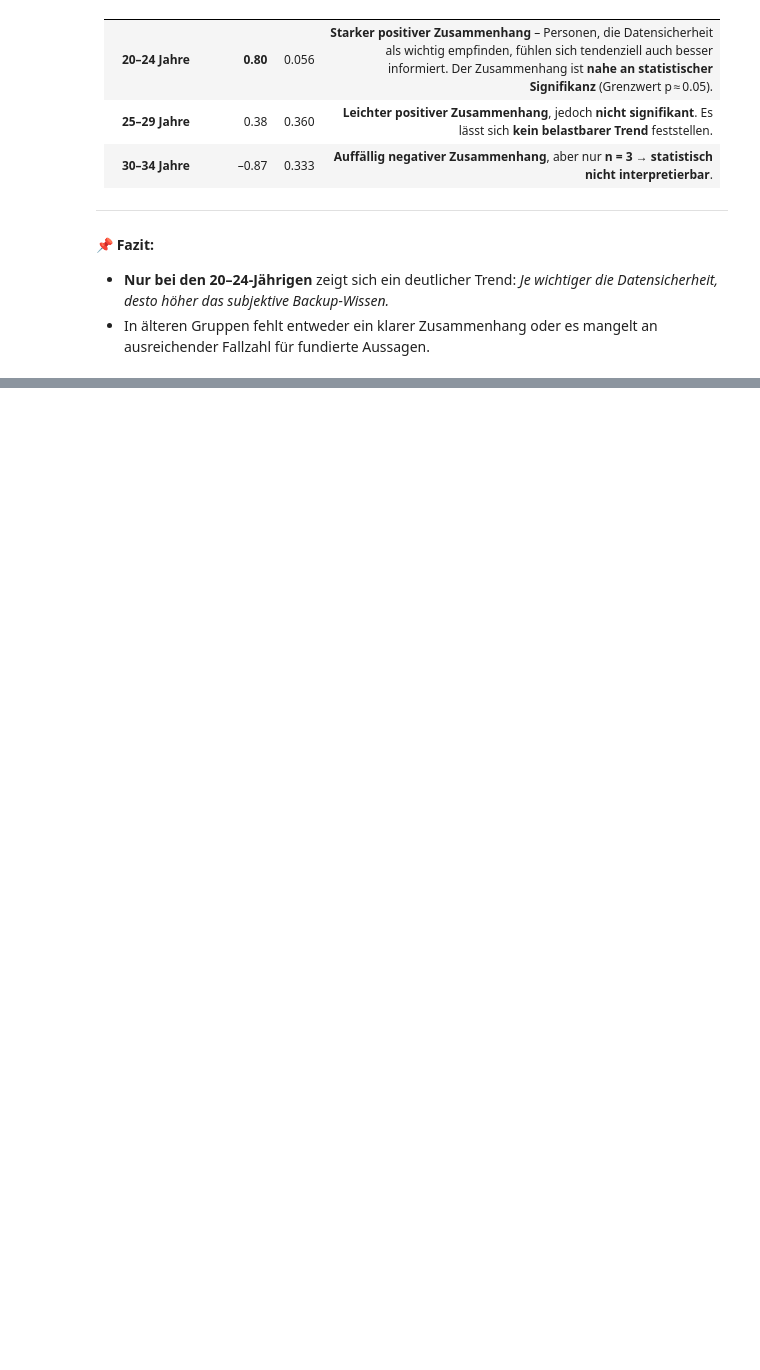
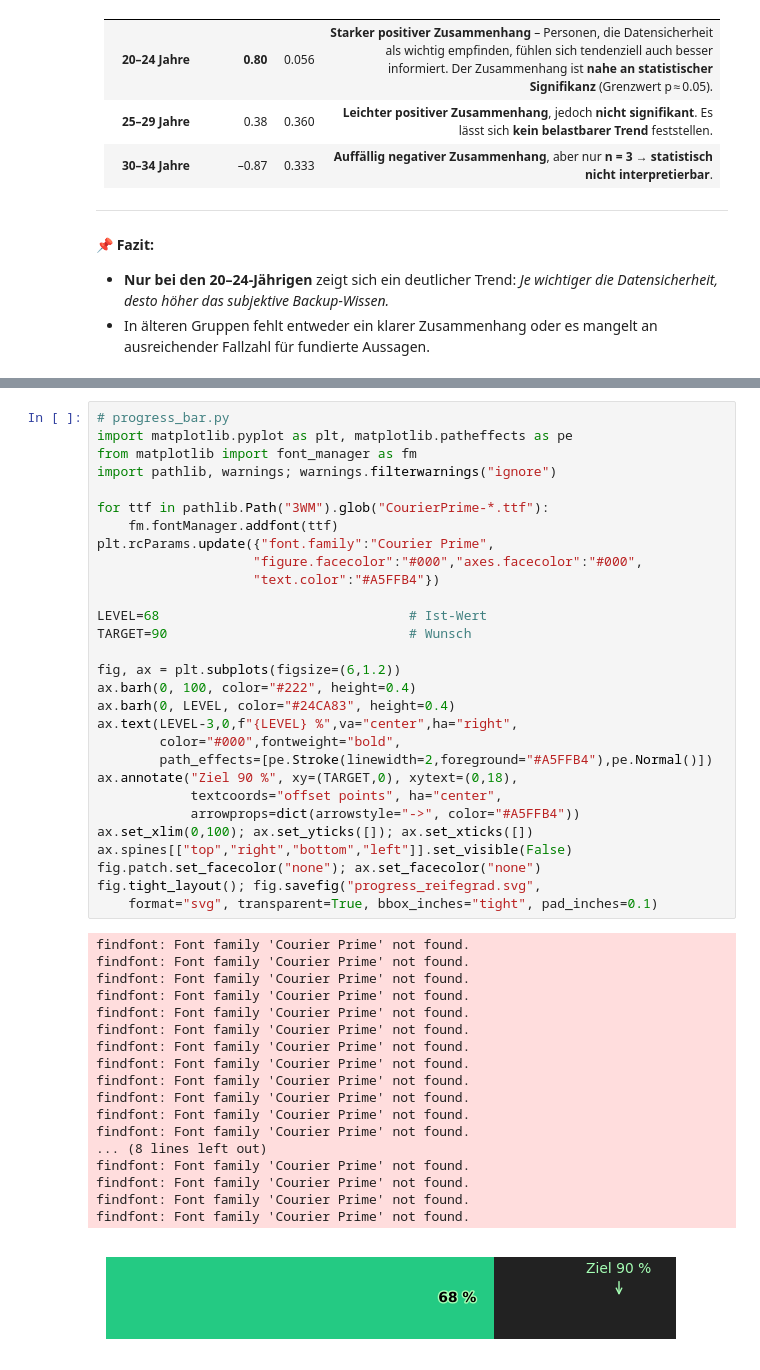
Before and after one commit to lo-zi/data_analytics, a Jupyter notebook: 3WM/backup_survey_analysis.ipynb, the cells around one changed output, grey strips where cells are left out. Saved outputs shown, nothing was run; the diff lists cells and outputs as text; blank space fills up the shorter version.

```diff
--- a/3WM/backup_survey_analysis.ipynb
+++ b/3WM/backup_survey_analysis.ipynb
@@ -900,0 +1746,48 @@ Untersucht wurde, ob es innerhalb verschiedener Altersgruppen einen Zusammenhang
+# %%
+# progress_bar.py
+import matplotlib.pyplot as plt, matplotlib.patheffects as pe
+from matplotlib import font_manager as fm
+import pathlib, warnings; warnings.filterwarnings("ignore")
+
+for ttf in pathlib.Path("3WM").glob("CourierPrime-*.ttf"):
+    fm.fontManager.addfont(ttf)
+plt.rcParams.update({"font.family":"Courier Prime",
+                    "figure.facecolor":"#000","axes.facecolor":"#000",
+                    "text.color":"#A5FFB4"})
+
+LEVEL=68                                # Ist-Wert
+TARGET=90                               # Wunsch
+
+fig, ax = plt.subplots(figsize=(6,1.2))
+ax.barh(0, 100, color="#222", height=0.4)
+ax.barh(0, LEVEL, color="#24CA83", height=0.4)
+ax.text(LEVEL-3,0,f"{LEVEL} %",va="center",ha="right",
+        color="#000",fontweight="bold",
+        path_effects=[pe.Stroke(linewidth=2,foreground="#A5FFB4"),pe.Normal()])
+ax.annotate("Ziel 90 %", xy=(TARGET,0), xytext=(0,18),
+            textcoords="offset points", ha="center",
+            arrowprops=dict(arrowstyle="->", color="#A5FFB4"))
+ax.set_xlim(0,100); ax.set_yticks([]); ax.set_xticks([])
+ax.spines[["top","right","bottom","left"]].set_visible(False)
+fig.patch.set_facecolor("none"); ax.set_facecolor("none")
+fig.tight_layout(); fig.savefig("progress_reifegrad.svg",
+    format="svg", transparent=True, bbox_inches="tight", pad_inches=0.1)
+# %% [output]
+findfont: Font family 'Courier Prime' not found.
+findfont: Font family 'Courier Prime' not found.
+findfont: Font family 'Courier Prime' not found.
+findfont: Font family 'Courier Prime' not found.
+findfont: Font family 'Courier Prime' not found.
+findfont: Font family 'Courier Prime' not found.
+findfont: Font family 'Courier Prime' not found.
+findfont: Font family 'Courier Prime' not found.
+findfont: Font family 'Courier Prime' not found.
+findfont: Font family 'Courier Prime' not found.
+findfont: Font family 'Courier Prime' not found.
+findfont: Font family 'Courier Prime' not found.
+... (8 lines left out)
+findfont: Font family 'Courier Prime' not found.
+findfont: Font family 'Courier Prime' not found.
+findfont: Font family 'Courier Prime' not found.
+findfont: Font family 'Courier Prime' not found.
+[figure, added]
```
Also changed, not shown: parts of 15 cells of this notebook, 21 other files.
